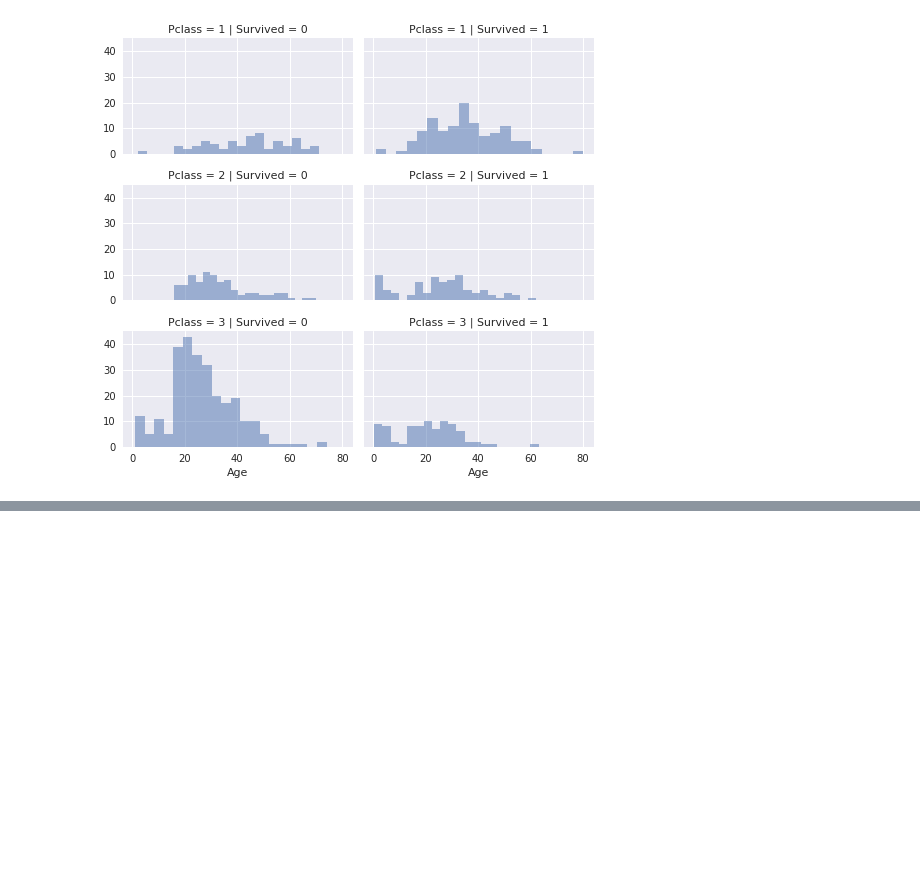
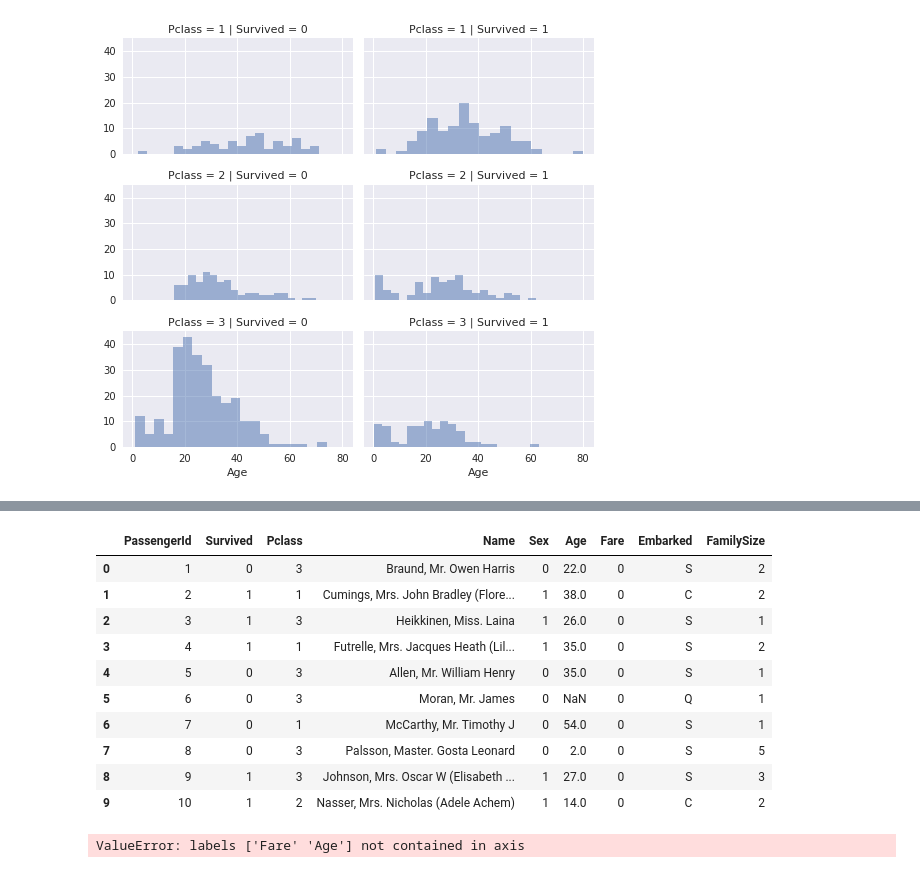
Before and after one commit to r0610205/jupyter-notebooks, a Jupyter notebook: Titanic.ipynb, the cells around one changed output, grey strips where cells are left out. Drawn from its saved outputs; the diff is of its cells as text; code cells hidden in the pictures; blank space fills up the shorter version.

```diff
--- a/Titanic.ipynb
+++ b/Titanic.ipynb
@@ -152,0 +212,3 @@ grid.add_legend();
+# %%
+freq_port = train_df.Embarked.dropna().mode()[0]
+freq_port
@@ -152,0 +217,5 @@ grid.add_legend();
+# %%
+for dataset in combine:
+    dataset['Embarked'] = dataset['Embarked'].fillna(freq_port)
+
+combine[0].describe(include=['O'])
@@ -152,0 +228,3 @@ grid.add_legend();
+# %%
+train_df['Fare'].fillna(train_df['Fare'].dropna().median(), inplace=True)
+train_df.head()
@@ -152,0 +238,3 @@ grid.add_legend();
+# %%
+test_df['Fare'].fillna(test_df['Fare'].dropna().median(), inplace=True)
+test_df.head()
@@ -152,0 +248,30 @@ grid.add_legend();
+# %%
+for dataset in combine:
+    dataset.loc[ dataset['Fare'] <= 7.91, 'Fare'] = 0
+    dataset.loc[(dataset['Fare'] > 7.91) & (dataset['Fare'] <= 14.454), 'Fare'] = 1
+    dataset.loc[(dataset['Fare'] > 14.454) & (dataset['Fare'] <= 31), 'Fare']   = 2
+    dataset.loc[ dataset['Fare'] > 31, 'Fare'] = 3
+    dataset['Fare'] = dataset['Fare'].astype(int)
+
+
+combine = [train_df, test_df]
+
+train_df.head(10)
+# %% [output]
+|  | PassengerId | Survived | Pclass | Name | Sex | Age | Fare | Embarked | FamilySize |
+| 0 | 1 | 0 | 3 | Braund, Mr. Owen Harris | 0 | 22.0 | 0 | S | 2 |
+| 1 | 2 | 1 | 1 | Cumings, Mrs. John Bradley (Flore... | 1 | 38.0 | 0 | C | 2 |
+| 2 | 3 | 1 | 3 | Heikkinen, Miss. Laina | 1 | 26.0 | 0 | S | 1 |
+| 3 | 4 | 1 | 1 | Futrelle, Mrs. Jacques Heath (Lil... | 1 | 35.0 | 0 | S | 2 |
+| 4 | 5 | 0 | 3 | Allen, Mr. William Henry | 0 | 35.0 | 0 | S | 1 |
+| 5 | 6 | 0 | 3 | Moran, Mr. James | 0 | NaN | 0 | Q | 1 |
+| 6 | 7 | 0 | 1 | McCarthy, Mr. Timothy J | 0 | 54.0 | 0 | S | 1 |
+| 7 | 8 | 0 | 3 | Palsson, Master. Gosta Leonard | 0 | 2.0 | 0 | S | 5 |
+| 8 | 9 | 1 | 3 | Johnson, Mrs. Oscar W (Elisabeth ... | 1 | 27.0 | 0 | S | 3 |
+| 9 | 10 | 1 | 2 | Nasser, Mrs. Nicholas (Adele Achem) | 1 | 14.0 | 0 | C | 2 |
+# %%
+train_df = train_df.drop(['Fare', 'Age'], axis=1)
+test_df = test_df.drop(['Fare', 'Age'], axis=1)
+combine = [train_df, test_df]
+# %% [output]
+ValueError: labels ['Fare' 'Age'] not contained in axis
```
Also changed, not shown: parts of 19 cells of this notebook, 1 other file.
